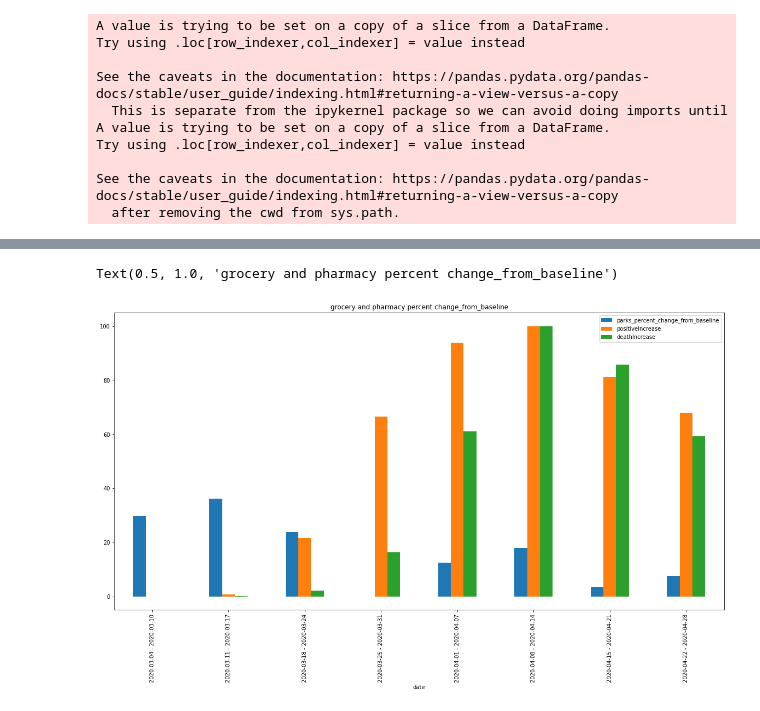
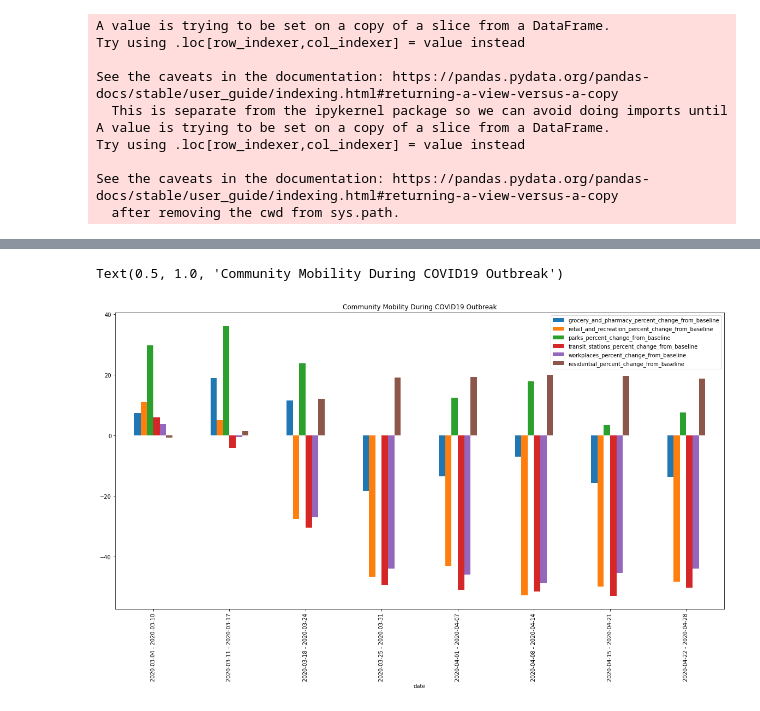
Before and after one commit to dagisky/ML_Porjects, a Jupyter notebook: Covid19GoogleDs.ipynb, the cells around one changed output, grey strips where cells are left out. Cells and saved outputs as stored; diff of their text form; code cells hidden in the pictures.

```diff
--- a/Covid19GoogleDs.ipynb
+++ b/Covid19GoogleDs.ipynb
@@ -319,9 +289,9 @@ outdoor_mean.head()
 | 3 | 13 | -46.629032 | -18.290323 | -0.015848 | -49.251077 | ... |
 | 4 | 14 | -43.016129 | -13.435484 | 12.485777 | -50.897608 | ... |
 # %%
-plot_1 = outdoor_mean.plot(x="date", y=["parks_percent_change_from_baseline", "positiveIncrease", "deathIncrease"], kind="bar",figsize=(20,10))
+plot_1 = outdoor_mean.plot(x="date", y=['grocery_and_pharmacy_percent_change_from_baseline', 'retail_and_recreation_percent_change_from_baseline','parks_percent_change_from_baseline', 'transit_stations_percent_change_from_baseline','workplaces_percent_change_from_baseline','residential_percent_change_from_baseline'], kind="bar",figsize=(20,10))
 plot_1.set_xticklabels(data[3])
-plt.title("g")
+plt.title("Community Mobility During COVID19 Outbreak")
 # %% [output]
-Text(0.5, 1.0, 'grocery and pharmacy percent change_from_baseline')
+Text(0.5, 1.0, 'Community Mobility During COVID19 Outbreak')
-[figure, old version]
+[figure, new version]
```
Also changed, not shown: parts of 26 cells of this notebook.
